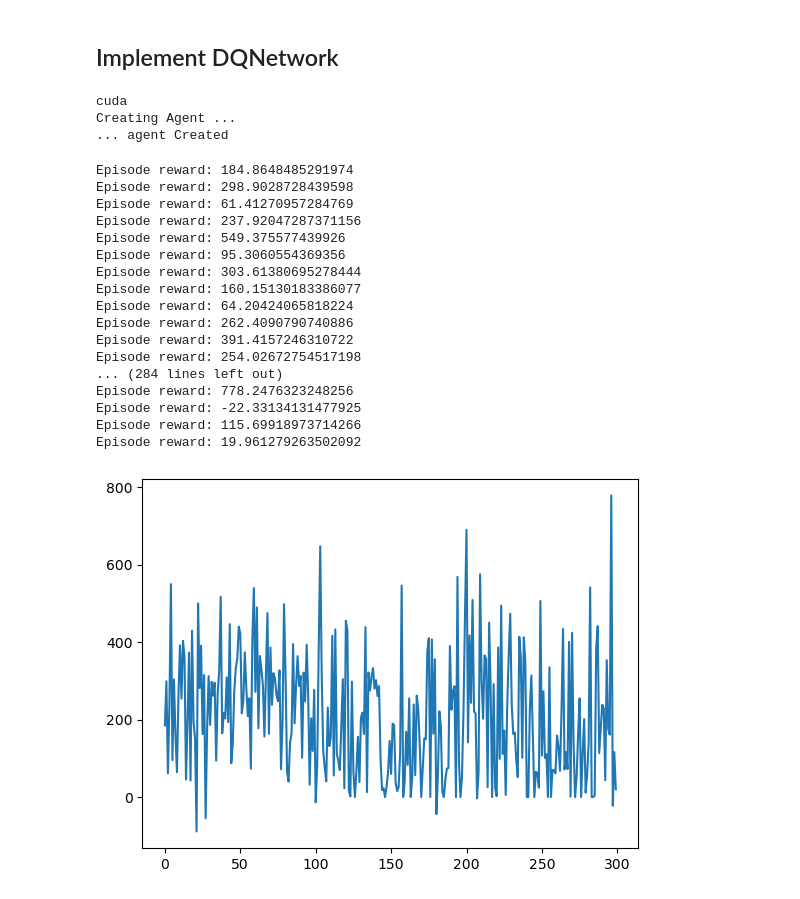
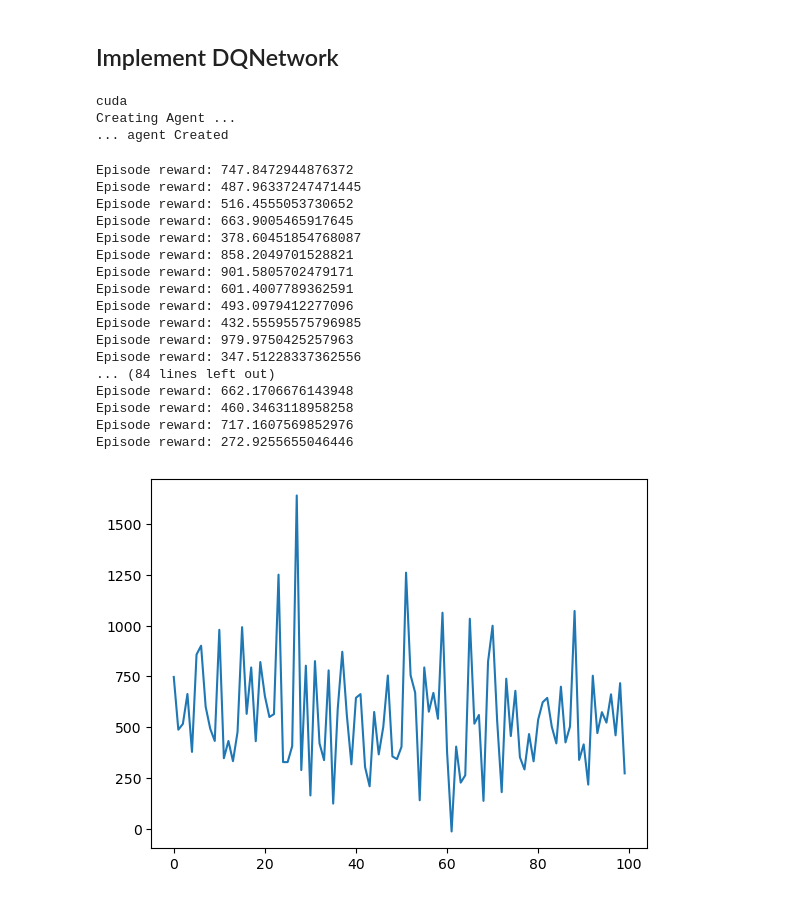
Before and after one commit to julien-gadonneix/RL4Trading, a Jupyter notebook: start.ipynb, the cells around one changed output. Cells and saved outputs as stored; diff of their text form; code cells hidden in the pictures.

```diff
--- a/start.ipynb
+++ b/start.ipynb
@@ -71,57 +73,58 @@ from utils.lr_scheduler import MinimumExponentialLR
 T = 20
 price_list_size = T+1
 sync_period=30
-lr = 0.005
+lr = 0.001
 rb = 2000
 es = 0.82
 em = 0.013
 ed = 0.9675
-num_episodes=300
+num_episodes=100
 gamma=0.9
 batch_size=128
+# n = 5 # for TD(lambda)
 device = "cuda" if torch.cuda.is_available() else "mps" if torch.backends.mps.is_available() else "cpu"
 # device = 'cpu'
 print(device)
 
 model = DQN(price_list_size, 1, 1, device).to(device)
 target_model = DQN(price_list_size, 1, 1, device).to(device)
 optimizer = torch.optim.AdamW(model.parameters(), lr=lr, amsgrad=True)
 #lr_scheduler = torch.optim.lr_scheduler.ExponentialLR(optimizer, gamma=0.999)
 lr_scheduler = MinimumExponentialLR(optimizer, lr_decay=0.97, min_lr=0.0001)
 loss_fn = torch.nn.MSELoss()
 
 replay_buffer = ReplayBuffer(rb)
 env = SimplifiedStockTradingEnv(data, T=T)
 epsilon_greedy = EpsilonGreedy(epsilon_start=es, epsilon_min=em, epsilon_decay=ed, env=env, model=model)
 print("Creating Agent ...")
 agent = Agent(env, model, target_model, sync_period, optimizer, lr_scheduler, loss_fn, replay_buffer, epsilon_greedy)
 print("... agent Created")
 
 episode_reward_list = agent.train(num_episodes, gamma, batch_size)
 plt.plot(episode_reward_list)
 plt.show()
 # %% [output]
 cuda
 Creating Agent ...
 ... agent Created
-Episode reward: 184.8648485291974
-Episode reward: 298.9028728439598
-Episode reward: 61.41270957284769
-Episode reward: 237.92047287371156
-Episode reward: 549.375577439926
-Episode reward: 95.3060554369356
-Episode reward: 303.61380695278444
-Episode reward: 160.15130183386077
-Episode reward: 64.20424065818224
-Episode reward: 262.4090790740886
-Episode reward: 391.4157246310722
-Episode reward: 254.02672754517198
-... (284 lines left out)
-Episode reward: 778.2476323248256
-Episode reward: -22.33134131477925
-Episode reward: 115.69918973714266
-Episode reward: 19.961279263502092
+Episode reward: 747.8472944876372
+Episode reward: 487.96337247471445
+Episode reward: 516.4555053730652
+Episode reward: 663.9005465917645
+Episode reward: 378.60451854768087
+Episode reward: 858.2049701528821
+Episode reward: 901.5805702479171
+Episode reward: 601.4007789362591
+Episode reward: 493.0979412277096
+Episode reward: 432.55595575796985
+Episode reward: 979.9750425257963
+Episode reward: 347.51228337362556
+... (84 lines left out)
+Episode reward: 662.1706676143948
+Episode reward: 460.3463118958258
+Episode reward: 717.1607569852976
+Episode reward: 272.9255655046446
-[figure, old version]
+[figure, new version]
 # %%
 import numpy as np
 
```
Also changed, not shown: parts of 4 cells of this notebook, 2 other files.
